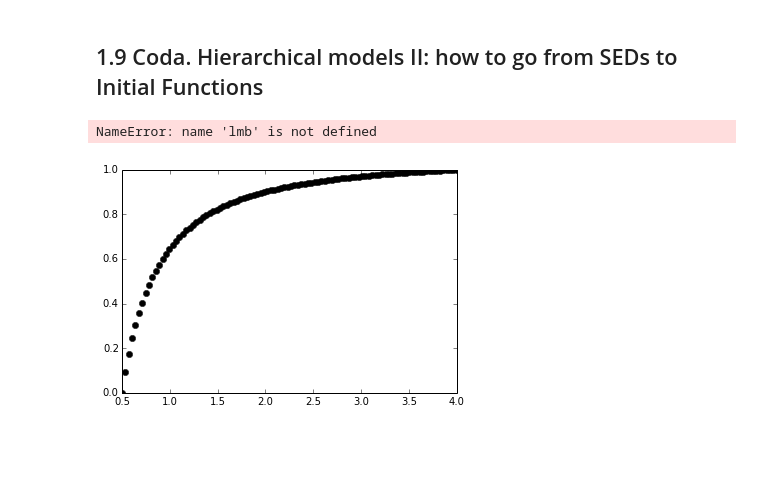
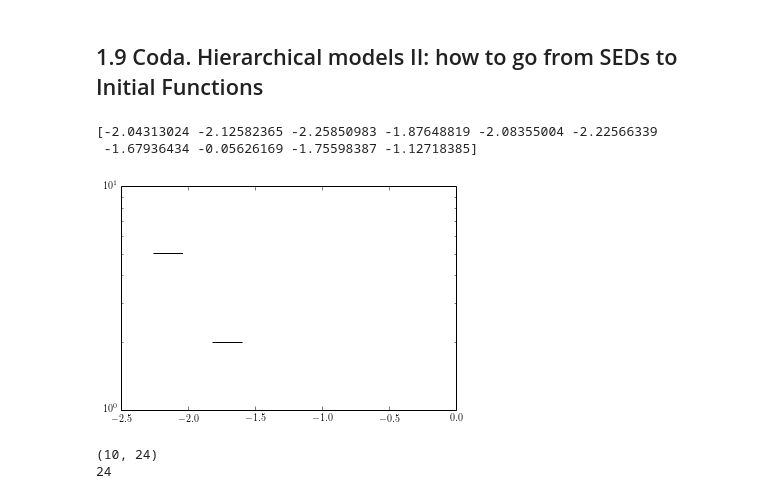
Before and after one commit to luis-sarro/ESAC-Astrostatistics-School-, a Jupyter notebook: ESAC School - Day 1 - Model Fitting.ipynb, the cells around one changed output. Drawn from its saved outputs; the diff is of its cells as text; code cells hidden in the pictures; blank space fills up the shorter version.

```diff
--- a/ESAC School - Day 1 - Model Fitting.ipynb
+++ b/ESAC School - Day 1 - Model Fitting.ipynb
@@ -1162,40 +1162,58 @@ Here I complicate the model by including a non-zero probability that a data poin
 # %%
 
 nr_seds = 10
-alpha = -2.35
-cte = ((4**-1.35)/(-1.35))-((0.5**-1.35)/(-1.35))
+alpha = 2.35
+start_val = 0.1
+end_val = 4
+cte = (end_val**(-alpha+1)/(-alpha+1))-((start_val**(-alpha+1))/(-alpha+1))
 
 def power_law(beta):
-    p = (beta**alpha)/cte
+    p = (beta**-alpha)/cte
     return p
 
 beta_cdf = np.empty(100)
 cdf=np.empty(100)
-beta_cdf = np.linspace(0.5,4,100)
 
-#print integrate.quad(power_law,0.5,4)
+
+beta_cdf = np.linspace(start_val,end_val,100)
+
+#print integrate.quad(power_law,start_val,end_val)
 
 for idx in range(100):
-    cdf[idx] = integrate.quad(power_law,0.5,beta_cdf[idx])[0]
+    cdf[idx] = integrate.quad(power_law,start_val,beta_cdf[idx])[0]
 
-cdf_interp = interp1d(beta_cdf,cdf)
+cdf_interp = interp1d(cdf,beta_cdf)
 
-plt.plot(beta_cdf,cdf,'ko')
+#plt.plot(beta_cdf,cdf)
 
-seds = np.empty(nr_seds,len(lmb))
+seds = np.empty([nr_seds,len(lmb)])
+
+tstar_array = np.empty(nr_seds)
+tdisk_array = np.empty(nr_seds)
+lnbeta_array = np.empty(nr_seds)
+f_array = np.empty(nr_seds)
 
 for idx in range(nr_seds):
-    teff_star_array[idx] = np.random.uniform(2000,8000)
-    teff_disk_array[idx] = np.random.uniform(50,500)
-    beta_array[idx] = cdf_interp(np.random.uniform(0,1))
-#    tmp = yso_model_function(lmb,teff_star,teff_dust,beta_dust,f)
+    tstar_array[idx] = np.random.uniform(2000,8000)
+    tdisk_array[idx] = np.random.uniform(50,500)
+    lnbeta_array[idx] = np.log(cdf_interp(np.random.uniform(0,1)))
+    f_array[idx] = np.random.uniform(0.001,0.01)
 # scale it to match the observed flux (not really needed)
-#norm_factor = flux[5] / yso_model_function(lmb[5],teff_star,teff_dust,beta_dust,f)
-#synthetic_sed = norm_factor * synthetic_sed
-    f = 0.005
+    tmp = yso_model_function(lmb,teff_star,teff_dust,beta_dust,f)
+    norm_factor = flux[5] / yso_model_function(lmb[5],tstar_array[idx],tdisk_array[idx],np.exp(lnbeta_array[idx]),f_array[idx])
+    seds[idx,] = norm_factor * tmp
 
 
-print teff_star_array
+print lnbeta_array
+plt.hist(lnbeta_array)
+plt.yscale('log')
 # %% [output]
-NameError: name 'lmb' is not defined
+[-2.04313024 -2.12582365 -2.25850983 -1.87648819 -2.08355004 -2.22566339
+ -1.67936434 -0.05626169 -1.75598387 -1.12718385]
-[figure, old version]
+[figure, new version]
+# %%
+print(seds.shape)
+print(len(lmb))
+# %% [output]
+(10, 24)
+24
```
Also changed, not shown: parts of 7 cells of this notebook.
